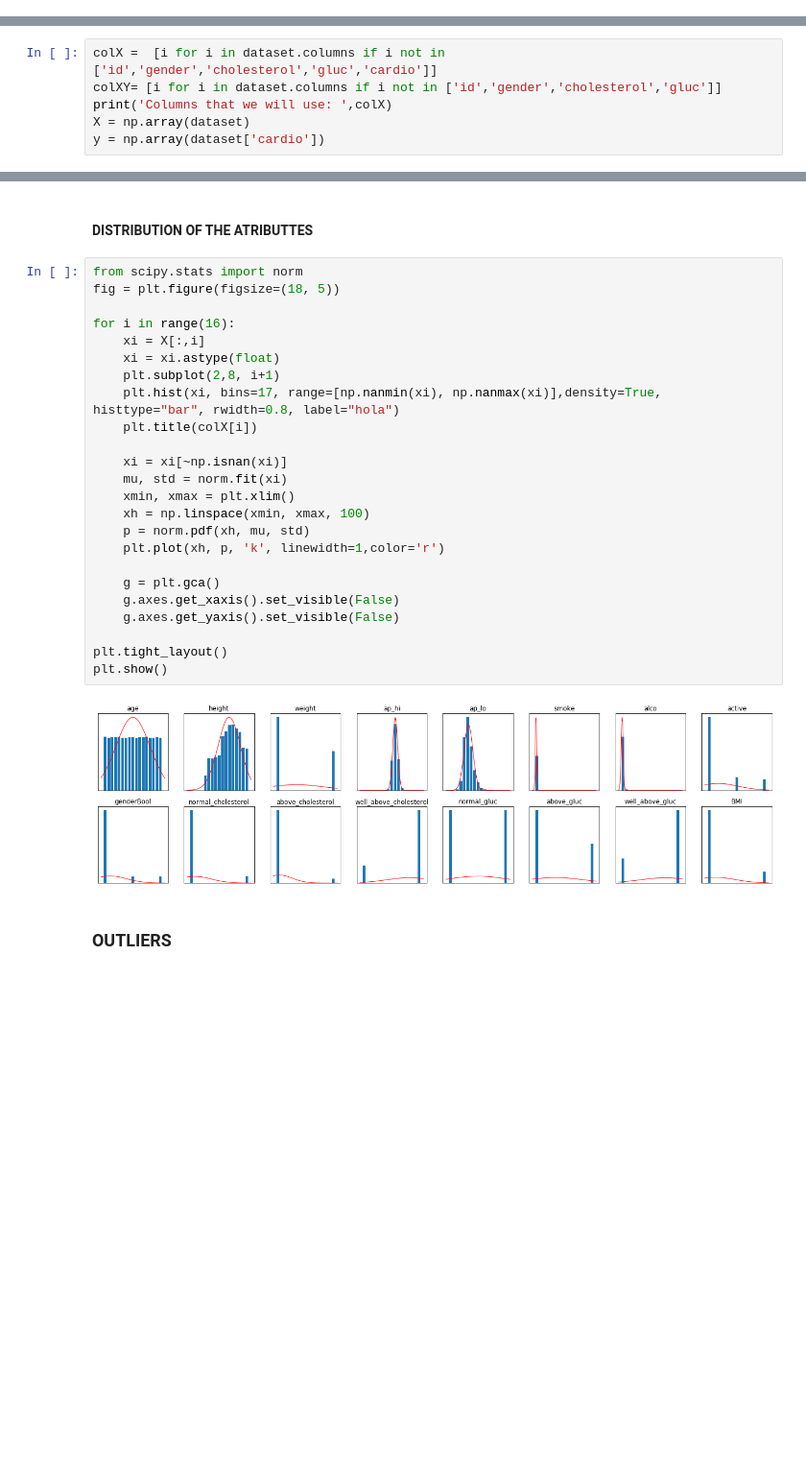
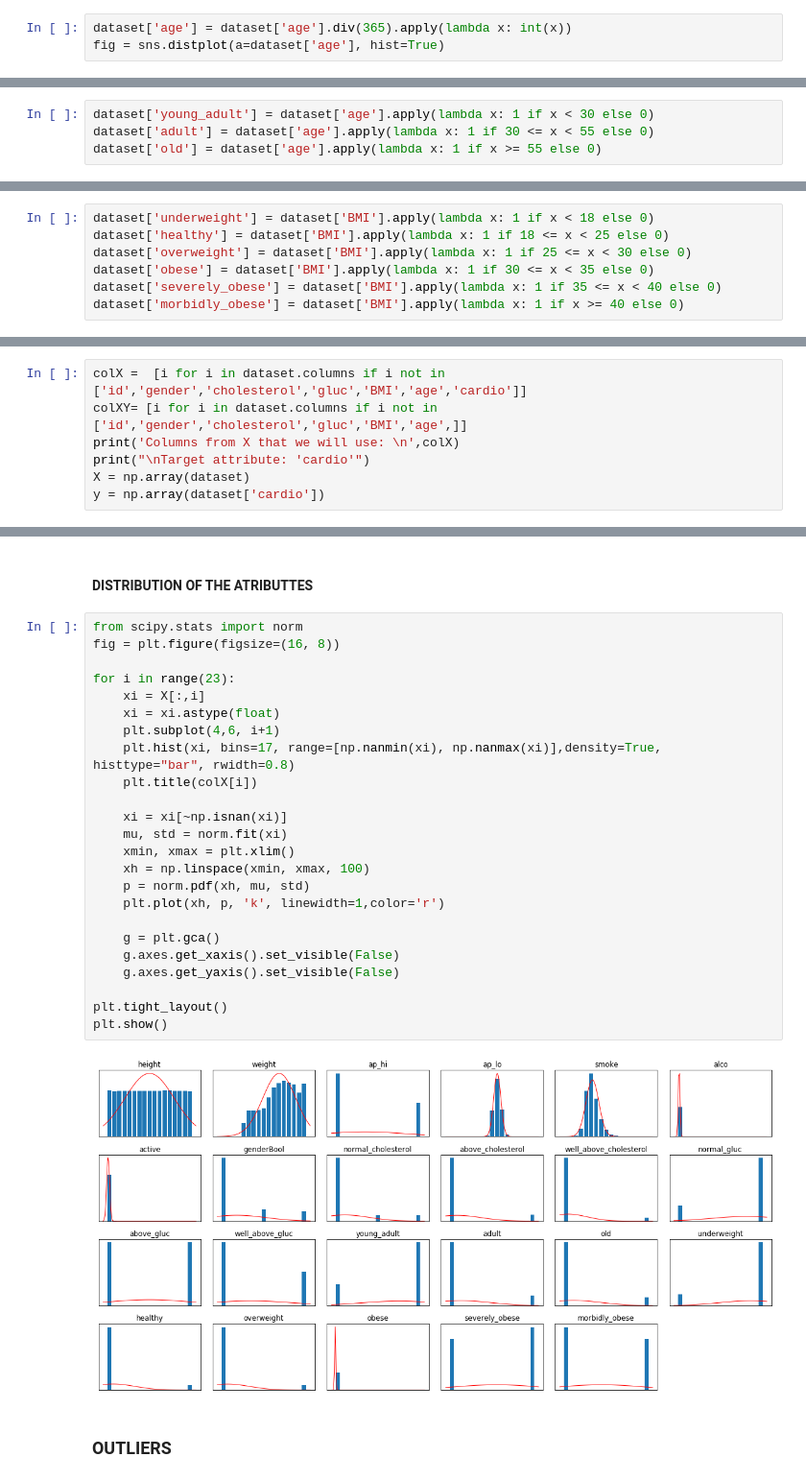
Before and after one commit to Victorbs18/Cardiovascular_Desease-ML, a Jupyter notebook: KAGGLE CASE.ipynb, the cells around one changed output, grey strips where cells are left out. Shown at 96% size. Saved outputs shown, nothing was run; the diff lists cells and outputs as text; blank space fills up the shorter version.

```diff
--- a/KAGGLE CASE.ipynb
+++ b/KAGGLE CASE.ipynb
@@ -107,0 +145,3 @@ dataset["well_above_gluc"] = dataset['gluc']==3
+# %%
+dataset['age'] = dataset['age'].div(365).apply(lambda x: int(x))
+fig = sns.distplot(a=dataset['age'], hist=True)
@@ -107,0 +152,4 @@ dataset["well_above_gluc"] = dataset['gluc']==3
+# %%
+dataset['young_adult'] = dataset['age'].apply(lambda x: 1 if x < 30 else 0)
+dataset['adult'] = dataset['age'].apply(lambda x: 1 if 30 <= x < 55 else 0)
+dataset['old'] = dataset['age'].apply(lambda x: 1 if x >= 55 else 0)
@@ -112,3 +170,10 @@ dataset['BMI']=np.round(dataset['weight']/((dataset['height']/100)**2),2)
+# %%
+dataset['underweight'] = dataset['BMI'].apply(lambda x: 1 if x < 18 else 0)
+dataset['healthy'] = dataset['BMI'].apply(lambda x: 1 if 18 <= x < 25 else 0)
+dataset['overweight'] = dataset['BMI'].apply(lambda x: 1 if 25 <= x < 30 else 0)
+dataset['obese'] = dataset['BMI'].apply(lambda x: 1 if 30 <= x < 35 else 0)
+dataset['severely_obese'] = dataset['BMI'].apply(lambda x: 1 if 35 <= x < 40 else 0)
+dataset['morbidly_obese'] = dataset['BMI'].apply(lambda x: 1 if x >= 40 else 0)
 # %% [markdown]
 This is how our dataset looks like:
 # %%
@@ -124,7 +221,8 @@ dataset.head(5)
 # %%
-colX =  [i for i in dataset.columns if i not in ['id','gender','cholesterol','gluc','cardio']]
-colXY= [i for i in dataset.columns if i not in ['id','gender','cholesterol','gluc']]
-print('Columns that we will use: ',colX)
+colX =  [i for i in dataset.columns if i not in ['id','gender','cholesterol','gluc','BMI','age','cardio']]
+colXY= [i for i in dataset.columns if i not in ['id','gender','cholesterol','gluc','BMI','age',]]
+print('Columns from X that we will use: \n',colX)
+print("\nTarget attribute: 'cardio'")
 X = np.array(dataset)
 y = np.array(dataset['cardio'])
 # %% [output]
@@ -156,30 +280,30 @@ print(len(colX))
 #### DISTRIBUTION OF THE ATRIBUTTES
 # %%
 from scipy.stats import norm
-fig = plt.figure(figsize=(18, 5))
+fig = plt.figure(figsize=(16, 8))
 
-for i in range(16):
+for i in range(23):
     xi = X[:,i]
     xi = xi.astype(float)
-    plt.subplot(2,8, i+1)
-    plt.hist(xi, bins=17, range=[np.nanmin(xi), np.nanmax(xi)],density=True, histtype="bar", rwidth=0.8, label="hola")
+    plt.subplot(4,6, i+1)
+    plt.hist(xi, bins=17, range=[np.nanmin(xi), np.nanmax(xi)],density=True, histtype="bar", rwidth=0.8)
     plt.title(colX[i])
 
     xi = xi[~np.isnan(xi)]
     mu, std = norm.fit(xi)
     xmin, xmax = plt.xlim()
     xh = np.linspace(xmin, xmax, 100)
     p = norm.pdf(xh, mu, std)
     plt.plot(xh, p, 'k', linewidth=1,color='r')
 
     g = plt.gca()
     g.axes.get_xaxis().set_visible(False)
     g.axes.get_yaxis().set_visible(False)
 
 plt.tight_layout()
 plt.show()
 # %% [output]
-[figure, old version]
+[figure, new version]
 # %% [markdown]
 ### OUTLIERS
 # %% [markdown]
```
Also changed, not shown: parts of 221 cells of this notebook.
